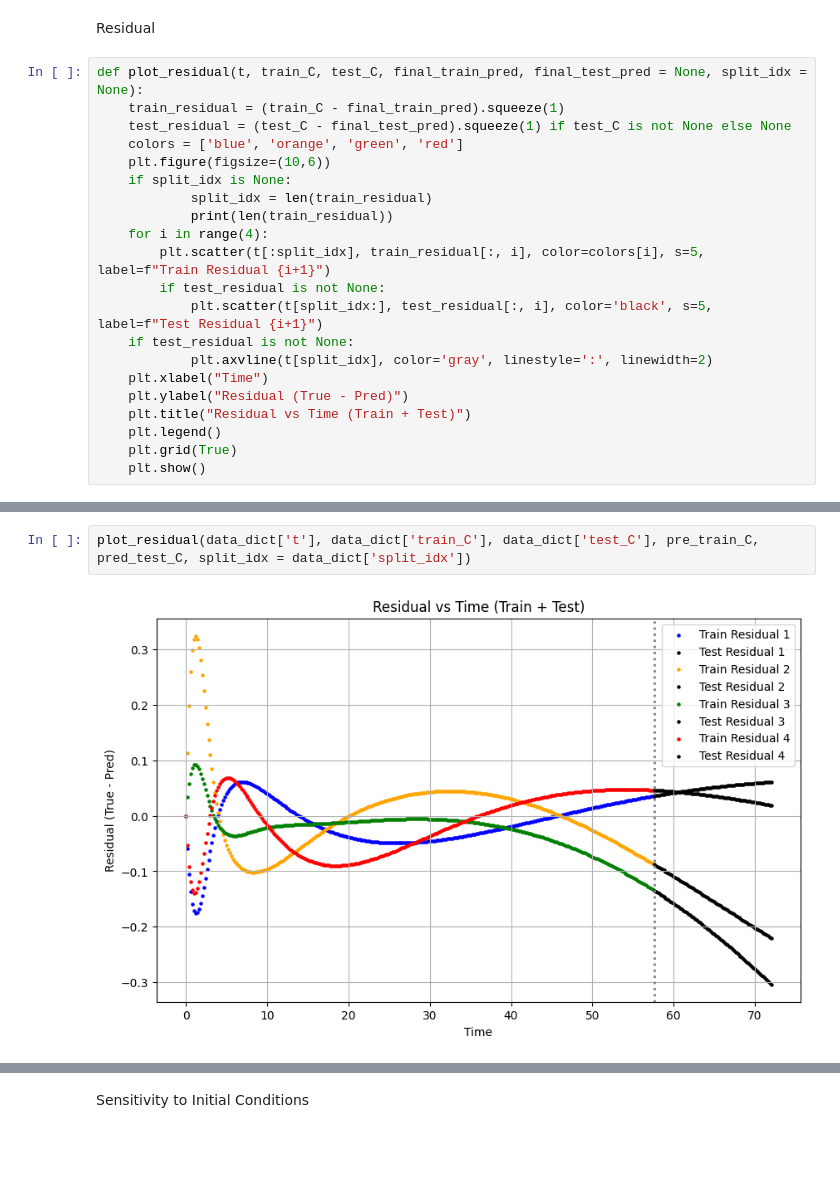
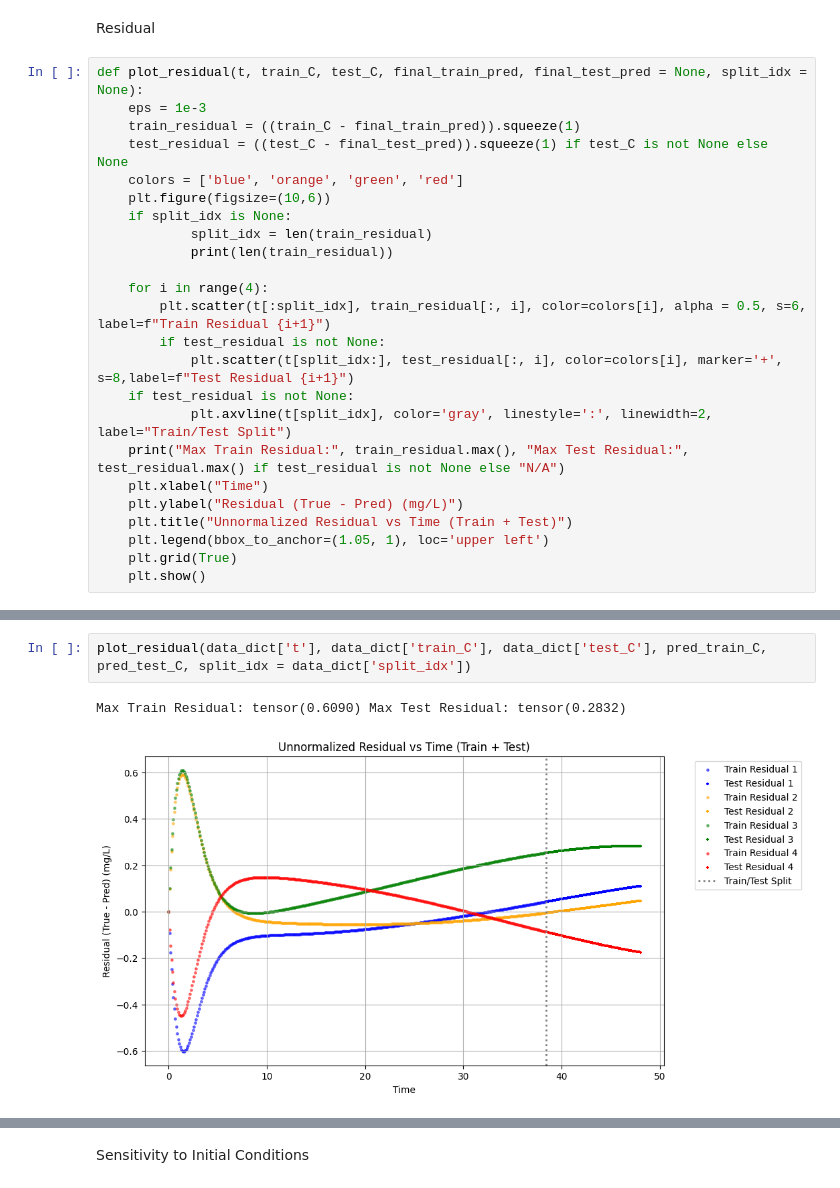
Before and after one commit to VNSwtHuo/MAT292_ODE_Project, a Jupyter notebook: models/NeuralODE/neural_ode.ipynb, the cells around one changed output, grey strips where cells are left out. Cells and saved outputs as stored; diff of their text form; blank space fills up the shorter version.

```diff
--- a/models/NeuralODE/neural_ode.ipynb
+++ b/models/NeuralODE/neural_ode.ipynb
@@ -434,22 +526,25 @@ torch.Size([288, 1, 4])
 Residual
 # %%
 def plot_residual(t, train_C, test_C, final_train_pred, final_test_pred = None, split_idx = None):
-    train_residual = (train_C - final_train_pred).squeeze(1)
-    test_residual = (test_C - final_test_pred).squeeze(1) if test_C is not None else None
-    colors = ['blue', 'orange', 'green', 'red']
-    plt.figure(figsize=(10,6))
-    if split_idx is None:
-            split_idx = len(train_residual)
-            print(len(train_residual))
-    for i in range(4):
-        plt.scatter(t[:split_idx], train_residual[:, i], color=colors[i], s=5, label=f"Train Residual {i+1}")
-        if test_residual is not None:
-            plt.scatter(t[split_idx:], test_residual[:, i], color='black', s=5, label=f"Test Residual {i+1}")
-    if test_residual is not None:
-            plt.axvline(t[split_idx], color='gray', linestyle=':', linewidth=2)
-    plt.xlabel("Time")
-    plt.ylabel("Residual (True - Pred)")
-    plt.title("Residual vs Time (Train + Test)")
-    plt.legend()
-    plt.grid(True)
-    plt.show()
+	eps = 1e-3
+	train_residual = ((train_C - final_train_pred)).squeeze(1)
+	test_residual = ((test_C - final_test_pred)).squeeze(1) if test_C is not None else None
+	colors = ['blue', 'orange', 'green', 'red']
+	plt.figure(figsize=(10,6))
+	if split_idx is None:
+			split_idx = len(train_residual)
+			print(len(train_residual))
+
+	for i in range(4):
+		plt.scatter(t[:split_idx], train_residual[:, i], color=colors[i], alpha = 0.5, s=6, label=f"Train Residual {i+1}")
+		if test_residual is not None:
+			plt.scatter(t[split_idx:], test_residual[:, i], color=colors[i], marker='+', s=8,label=f"Test Residual {i+1}")
+	if test_residual is not None:
+			plt.axvline(t[split_idx], color='gray', linestyle=':', linewidth=2, label="Train/Test Split")
+	print("Max Train Residual:", train_residual.max(), "Max Test Residual:", test_residual.max() if test_residual is not None else "N/A")
+	plt.xlabel("Time")
+	plt.ylabel("Residual (True - Pred) (mg/L)")
+	plt.title("Unnormalized Residual vs Time (Train + Test)")
+	plt.legend(bbox_to_anchor=(1.05, 1), loc='upper left')
+	plt.grid(True)
+	plt.show()
@@ -456,4 +588,5 @@ def plot_residual(t, train_C, test_C, final_train_pred, final_test_pred = None,
 # %%
-plot_residual(data_dict['t'], data_dict['train_C'], data_dict['test_C'], pre_train_C, pred_test_C, split_idx = data_dict['split_idx'])
+plot_residual(data_dict['t'], data_dict['train_C'], data_dict['test_C'], pred_train_C, pred_test_C, split_idx = data_dict['split_idx'])
 # %% [output]
+Max Train Residual: tensor(0.6090) Max Test Residual: tensor(0.2832)
-[figure, old version]
+[figure, new version]
```
Also changed, not shown: parts of 29 cells of this notebook, 4 other files.
